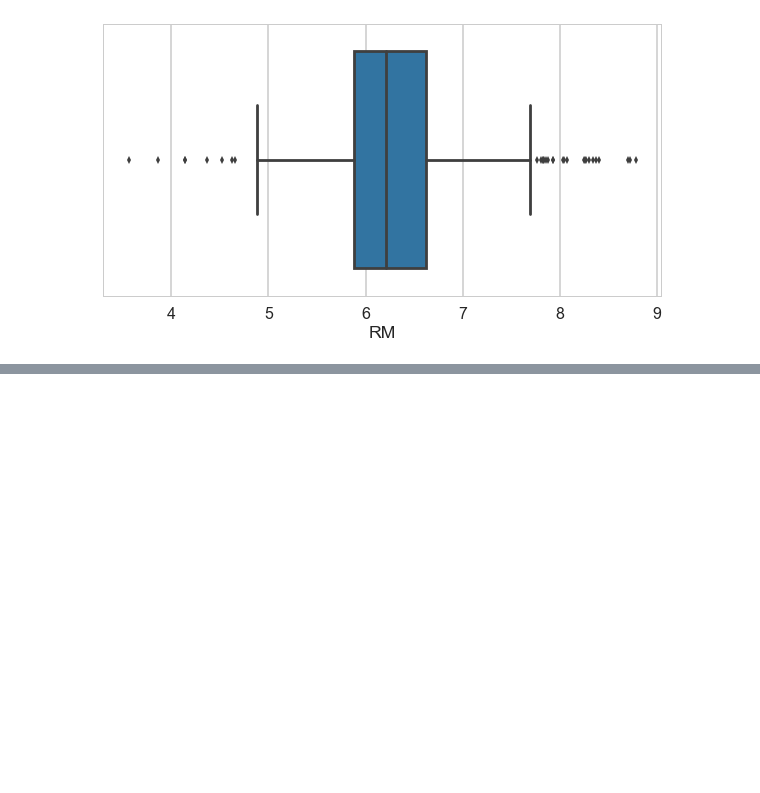
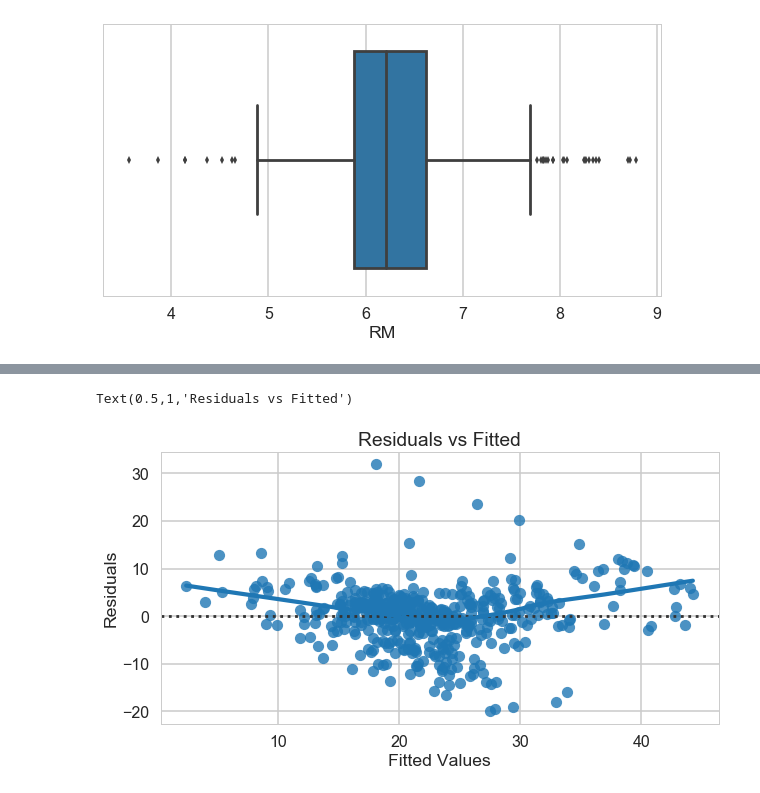
Before and after one commit to sherpalakpa1/linear_regression, a Jupyter notebook: Mini_Project_Linear_Regression.ipynb, the cells around one changed output, grey strips where cells are left out. Saved outputs shown, nothing was run; the diff lists cells and outputs as text; code cells hidden in the pictures; blank space fills up the shorter version.

```diff
--- a/Mini_Project_Linear_Regression.ipynb
+++ b/Mini_Project_Linear_Regression.ipynb
@@ -1024,0 +1022,4 @@ sns.boxplot('RM',data=bos)
+# %%
+#fit the model with the new data
+m_omit_high_leverage_points_from_room = ols('PRICE ~ RM',omit_high_leverage_points_from_room).fit()
+print(m_omit_high_leverage_points_from_room.summary())
@@ -1024,0 +1056,9 @@ sns.boxplot('RM',data=bos)
+# %%
+plt.figure(figsize=(10,5))
+sns.residplot(m_omit_high_leverage_points_from_room.fittedvalues,m_omit_high_leverage_points_from_room.resid, lowess=True)
+plt.xlabel('Fitted Values')
+plt.ylabel('Residuals')
+plt.title('Residuals vs Fitted')
+# %% [output]
+Text(0.5,1,'Residuals vs Fitted')
+[figure, added]
```
Also changed, not shown: parts of 28 cells of this notebook.
